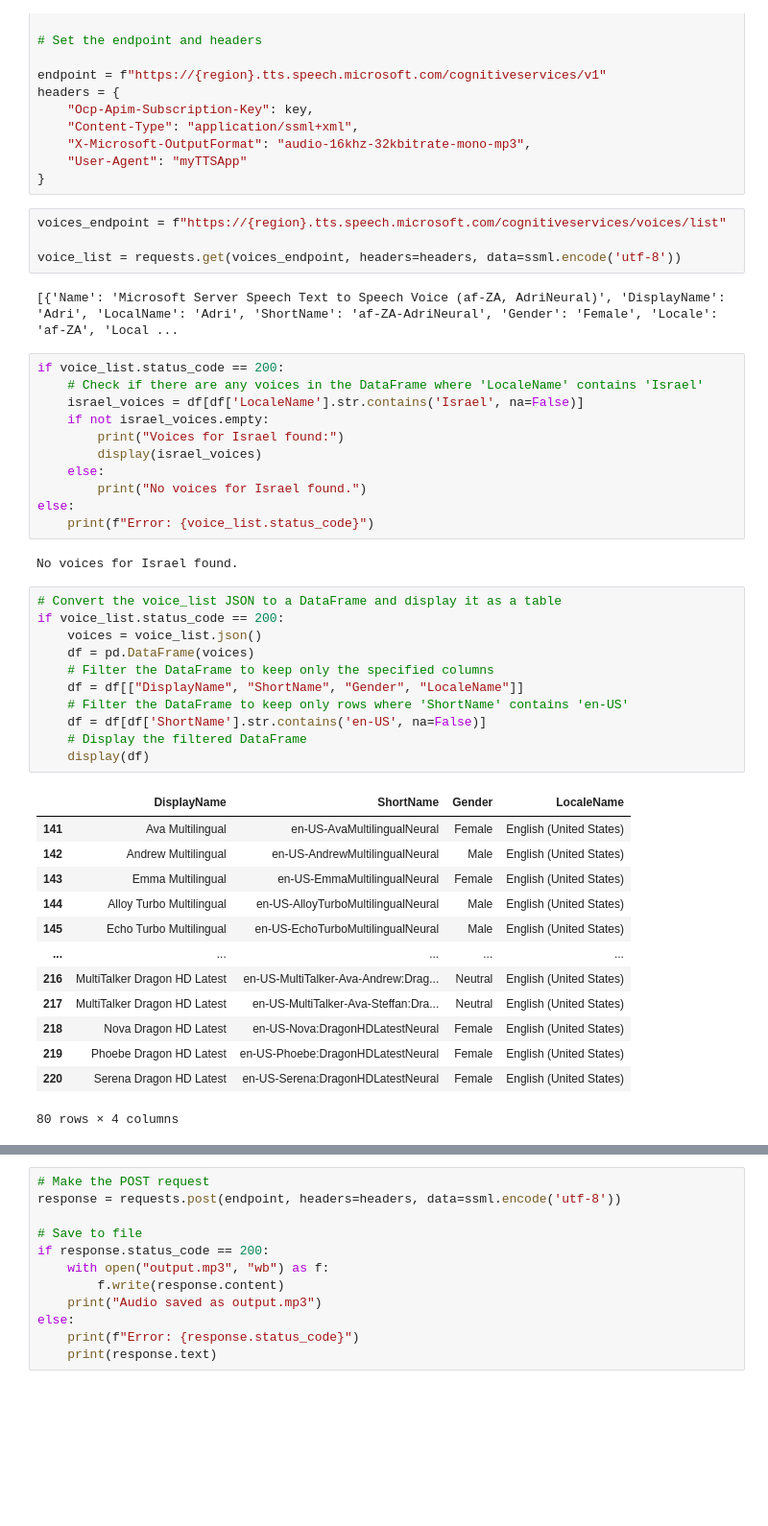
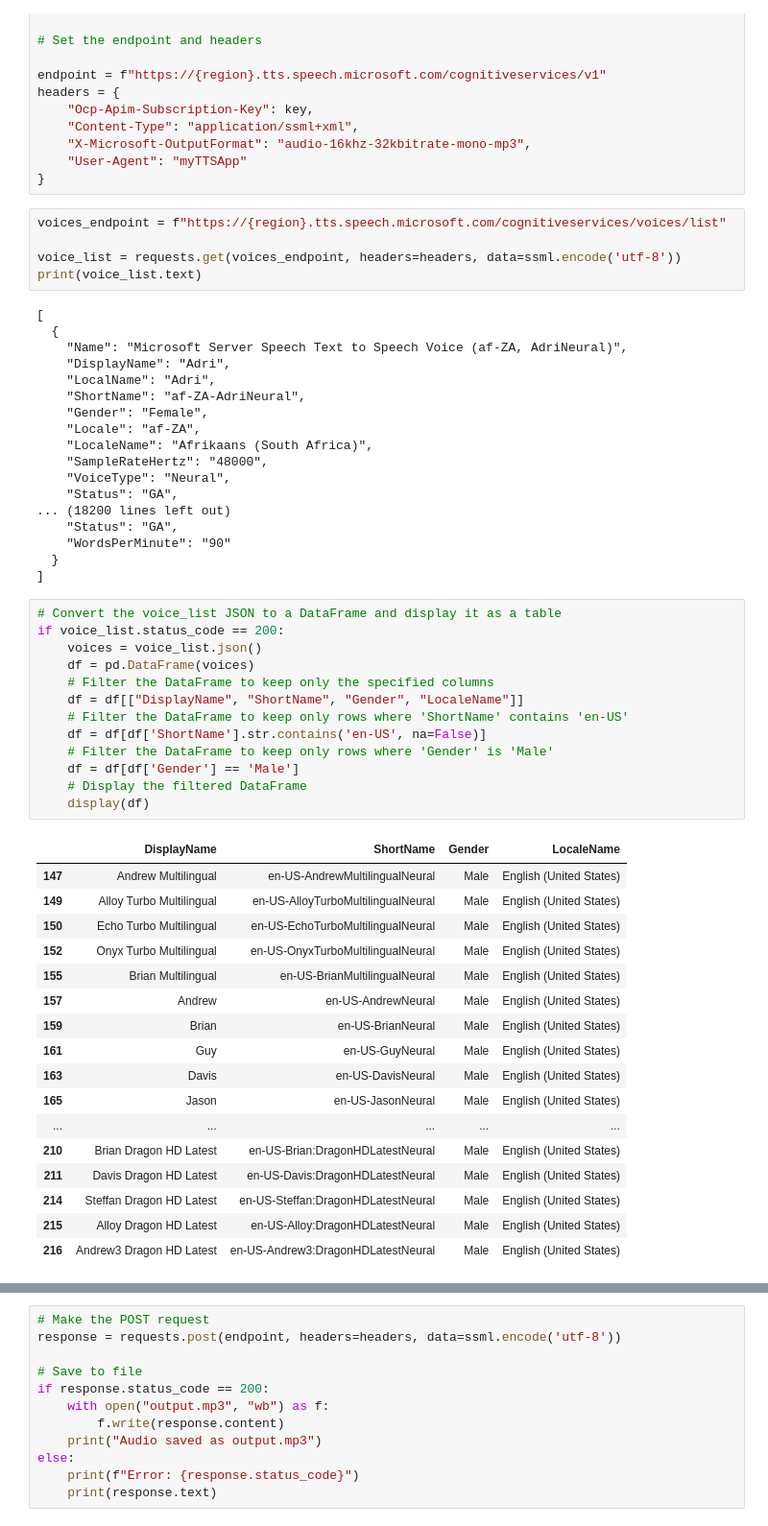
Before and after one commit to ShamaySapir/llm_eng_course, a Jupyter notebook: week2/week2_EXERCISE.ipynb, the cells around one changed output, grey strips where cells are left out. Shown at 96% size. Saved outputs shown, nothing was run; the diff lists cells and outputs as text; blank space fills up the shorter version.

```diff
--- a/week2/week2_EXERCISE.ipynb
+++ b/week2/week2_EXERCISE.ipynb
@@ -37,43 +37,53 @@ headers = {
 voices_endpoint = f"https://{region}.tts.speech.microsoft.com/cognitiveservices/voices/list"
 
 voice_list = requests.get(voices_endpoint, headers=headers, data=ssml.encode('utf-8'))
+print(voice_list.text)
 # %% [output]
-[{'Name': 'Microsoft Server Speech Text to Speech Voice (af-ZA, AdriNeural)', 'DisplayName': 'Adri', 'LocalName': 'Adri', 'ShortName': 'af-ZA-AdriNeural', 'Gender': 'Female', 'Locale': 'af-ZA', 'Local ...
+[
+  {
+    "Name": "Microsoft Server Speech Text to Speech Voice (af-ZA, AdriNeural)",
+    "DisplayName": "Adri",
+    "LocalName": "Adri",
+    "ShortName": "af-ZA-AdriNeural",
+    "Gender": "Female",
+    "Locale": "af-ZA",
+    "LocaleName": "Afrikaans (South Africa)",
+    "SampleRateHertz": "48000",
+    "VoiceType": "Neural",
+    "Status": "GA",
+... (18200 lines left out)
+    "Status": "GA",
+    "WordsPerMinute": "90"
+  }
+]
-# %%
-if voice_list.status_code == 200:
-    # Check if there are any voices in the DataFrame where 'LocaleName' contains 'Israel'
-    israel_voices = df[df['LocaleName'].str.contains('Israel', na=False)]
-    if not israel_voices.empty:
-        print("Voices for Israel found:")
-        display(israel_voices)
-    else:
-        print("No voices for Israel found.")
-else:
-    print(f"Error: {voice_list.status_code}")
-# %% [output]
-No voices for Israel found.
 # %%
 # Convert the voice_list JSON to a DataFrame and display it as a table
 if voice_list.status_code == 200:
     voices = voice_list.json()
     df = pd.DataFrame(voices)
     # Filter the DataFrame to keep only the specified columns
     df = df[["DisplayName", "ShortName", "Gender", "LocaleName"]]
     # Filter the DataFrame to keep only rows where 'ShortName' contains 'en-US'
     df = df[df['ShortName'].str.contains('en-US', na=False)]
+    # Filter the DataFrame to keep only rows where 'Gender' is 'Male'
+    df = df[df['Gender'] == 'Male']
     # Display the filtered DataFrame
     display(df)
 # %% [output]
 |  | DisplayName | ShortName | Gender | LocaleName |
-| 141 | Ava Multilingual | en-US-AvaMultilingualNeural | Female | English (United States) |
-| 142 | Andrew Multilingual | en-US-AndrewMultilingualNeural | Male | English (United States) |
-| 143 | Emma Multilingual | en-US-EmmaMultilingualNeural | Female | English (United States) |
-| 144 | Alloy Turbo Multilingual | en-US-AlloyTurboMultilingualNeural | Male | English (United States) |
-| 145 | Echo Turbo Multilingual | en-US-EchoTurboMultilingualNeural | Male | English (United States) |
+| 147 | Andrew Multilingual | en-US-AndrewMultilingualNeural | Male | English (United States) |
+| 149 | Alloy Turbo Multilingual | en-US-AlloyTurboMultilingualNeural | Male | English (United States) |
+| 150 | Echo Turbo Multilingual | en-US-EchoTurboMultilingualNeural | Male | English (United States) |
+| 152 | Onyx Turbo Multilingual | en-US-OnyxTurboMultilingualNeural | Male | English (United States) |
+| 155 | Brian Multilingual | en-US-BrianMultilingualNeural | Male | English (United States) |
+| 157 | Andrew | en-US-AndrewNeural | Male | English (United States) |
+| 159 | Brian | en-US-BrianNeural | Male | English (United States) |
+| 161 | Guy | en-US-GuyNeural | Male | English (United States) |
+| 163 | Davis | en-US-DavisNeural | Male | English (United States) |
+| 165 | Jason | en-US-JasonNeural | Male | English (United States) |
 | ... | ... | ... | ... | ... |
-| 216 | MultiTalker Dragon HD Latest | en-US-MultiTalker-Ava-Andrew:Drag... | Neutral | English (United States) |
-| 217 | MultiTalker Dragon HD Latest | en-US-MultiTalker-Ava-Steffan:Dra... | Neutral | English (United States) |
-| 218 | Nova Dragon HD Latest | en-US-Nova:DragonHDLatestNeural | Female | English (United States) |
-| 219 | Phoebe Dragon HD Latest | en-US-Phoebe:DragonHDLatestNeural | Female | English (United States) |
-| 220 | Serena Dragon HD Latest | en-US-Serena:DragonHDLatestNeural | Female | English (United States) |
+| 210 | Brian Dragon HD Latest | en-US-Brian:DragonHDLatestNeural | Male | English (United States) |
+| 211 | Davis Dragon HD Latest | en-US-Davis:DragonHDLatestNeural | Male | English (United States) |
+| 214 | Steffan Dragon HD Latest | en-US-Steffan:DragonHDLatestNeural | Male | English (United States) |
+| 215 | Alloy Dragon HD Latest | en-US-Alloy:DragonHDLatestNeural | Male | English (United States) |
+| 216 | Andrew3 Dragon HD Latest | en-US-Andrew3:DragonHDLatestNeural | Male | English (United States) |
-80 rows × 4 columns
```
Also changed, not shown: parts of 2 cells of this notebook, 9 other files.
